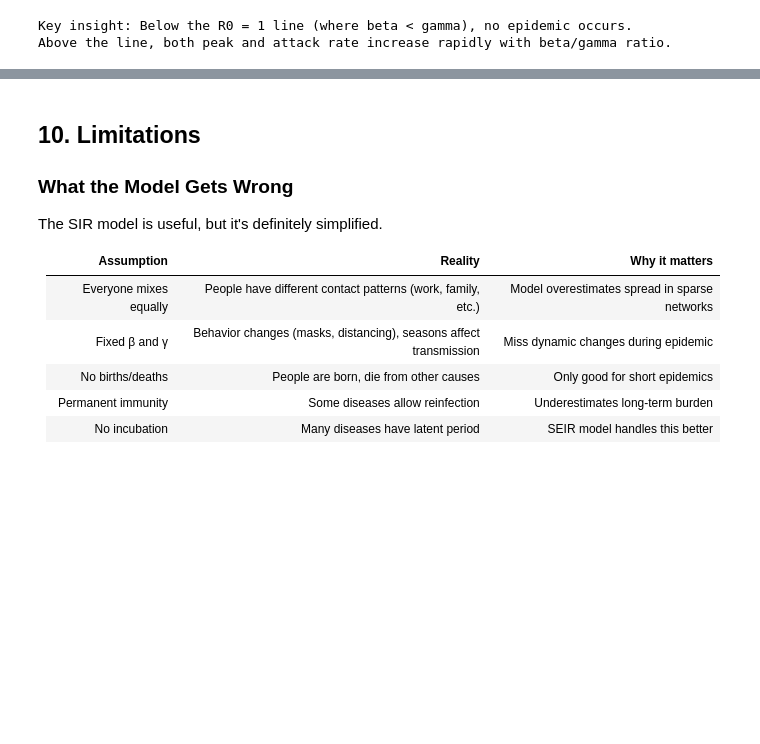
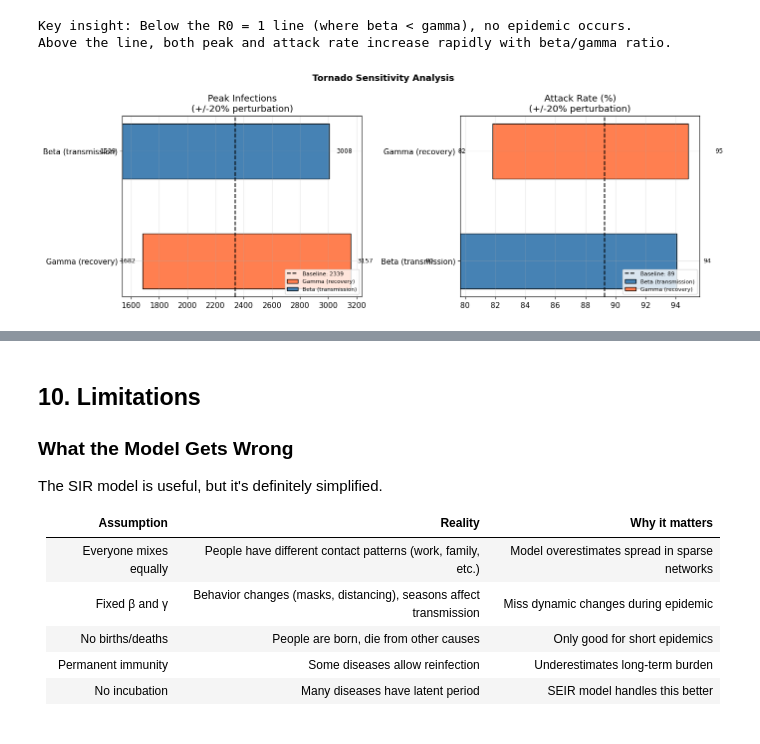
Before and after one commit to AhmedInv40/SIR-Epidemic-Model, a Jupyter notebook: SIR Epidemic Model.ipynb, the cells around one changed output, grey strips where cells are left out. Drawn from its saved outputs; the diff is of its cells as text; code cells hidden in the pictures; blank space fills up the shorter version.

Commit message:
Which parameter matters more

```diff
--- a/SIR Epidemic Model.ipynb
+++ b/SIR Epidemic Model.ipynb
@@ -883,3 +883,93 @@ parameter_sensitivity_heatmap()
 [figure]
 Key insight: Below the R0 = 1 line (where beta < gamma), no epidemic occurs.
 Above the line, both peak and attack rate increase rapidly with beta/gamma ratio.
+# %%
+# Tornado Diagram: which parameter matters more?
+
+def tornado_sensitivity(beta_base=0.25, gamma_base=0.1, N=10000, I0=10,
+                        days=200, perturbation=0.20):
+    """
+    Perturb beta and gamma by +/-20% independently and measure
+    the effect on peak infections and attack rate.
+    A tornado diagram shows which parameter the model is more sensitive to.
+    """
+
+    S0 = N - I0
+
+    # Baseline
+    t, S, I, R = run_sir_simulation(S0, I0, 0, beta_base, gamma_base, days)
+    base_peak = max(I)
+    base_attack = R[-1] / N * 100
+
+    results = {}
+
+    # Perturb beta
+    for direction, factor in [('low', 1 - perturbation), ('high', 1 + perturbation)]:
+        beta_new = beta_base * factor
+        t, S, I, R = run_sir_simulation(S0, I0, 0, beta_new, gamma_base, days)
+        results[f'beta_{direction}'] = {
+            'peak': max(I),
+            'attack': R[-1] / N * 100,
+            'R0': get_R0(beta_new, gamma_base)
+        }
+
+    # Perturb gamma
+    for direction, factor in [('low', 1 - perturbation), ('high', 1 + perturbation)]:
+        gamma_new = gamma_base * factor
+        t, S, I, R = run_sir_simulation(S0, I0, 0, beta_base, gamma_new, days)
+        results[f'gamma_{direction}'] = {
+            'peak': max(I),
+            'attack': R[-1] / N * 100,
+            'R0': get_R0(beta_base, gamma_new)
+        }
+
+    # Tornado plot
+    fig, axes = plt.subplots(1, 2, figsize=(14, 5))
+
+    for ax, metric, base_val, title in [
+        (axes[0], 'peak', base_peak, 'Peak Infections'),
+        (axes[1], 'attack', base_attack, 'Attack Rate (%)')
+    ]:
+        beta_low = results['beta_low'][metric]
+        beta_high = results['beta_high'][metric]
+        gamma_low = results['gamma_low'][metric]
+        gamma_high = results['gamma_high'][metric]
+
+        params = [
+            ('Beta (transmission)', min(beta_low, beta_high), max(beta_low, beta_high), 'steelblue'),
+            ('Gamma (recovery)', min(gamma_low, gamma_high), max(gamma_low, gamma_high), 'coral')
+        ]
+        params.sort(key=lambda x: -(x[2] - x[1]))
+
+        for i, (label, lo, hi, color) in enumerate(params):
+            ax.barh(i, hi - lo, left=lo, height=0.5, color=color,
+                    edgecolor='black', label=label)
+            ax.text(lo - (base_val * 0.02), i, f'{lo:.0f}', va='center', ha='right', fontsize=9)
+            ax.text(hi + (base_val * 0.02), i, f'{hi:.0f}', va='center', ha='left', fontsize=9)
+
+        ax.axvline(base_val, color='black', ls='--', lw=1.5, label=f'Baseline: {base_val:.0f}')
+        ax.set_yticks(range(len(params)))
+        ax.set_yticklabels([p[0] for p in params])
+        ax.set_title(f'{title}\n(+/-{perturbation*100:.0f}% perturbation)')
+        ax.legend(loc='lower right', fontsize=8)
+
+    plt.suptitle('Tornado Sensitivity Analysis', fontsize=13, fontweight='bold')
+    plt.tight_layout()
+    plt.show()
+
+    # Print details
+    R0_base = get_R0(beta_base, gamma_base)
+    print(f"Baseline: beta={beta_base}, gamma={gamma_base}, R0={R0_base:.2f}")
+    print(f"Baseline peak: {base_peak:.0f}, attack rate: {base_attack:.1f}%")
+    print()
+    print(f"{'Scenario':<25} {'R0':>6} {'Peak':>10} {'Attack Rate':>12}")
+    print()
+    print(f"{'beta -20%':<25} {results['beta_low']['R0']:>6.2f} {results['beta_low']['peak']:>10.0f} {results['beta_low']['attack']:>11.1f}%")
+    print(f"{'beta +20%':<25} {results['beta_high']['R0']:>6.2f} {results['beta_high']['peak']:>10.0f} {results['beta_high']['attack']:>11.1f}%")
+    print(f"{'gamma -20% (slower rec.)':<25} {results['gamma_low']['R0']:>6.2f} {results['gamma_low']['peak']:>10.0f} {results['gamma_low']['attack']:>11.1f}%")
+    print(f"{'gamma +20% (faster rec.)':<25} {results['gamma_high']['R0']:>6.2f} {results['gamma_high']['peak']:>10.0f} {results['gamma_high']['attack']:>11.1f}%")
+
+
+tornado_sensitivity()
+# %% [output]
+[figure, added]
```
Also changed, not shown: parts of 1 cell of this notebook.
